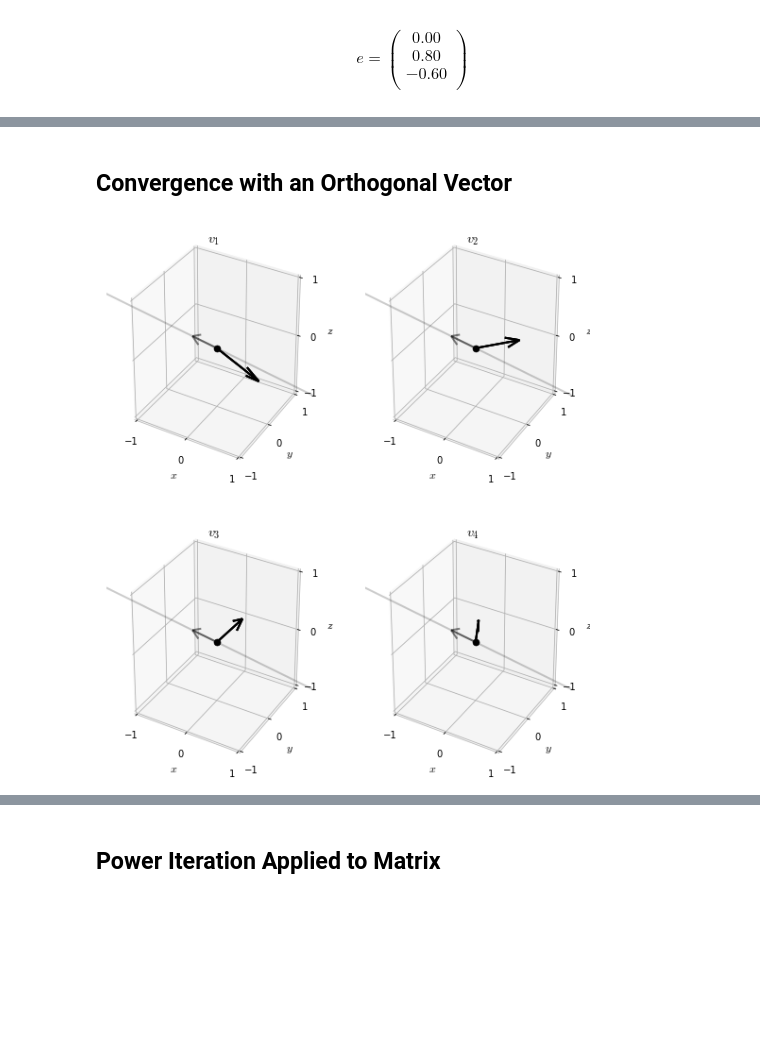
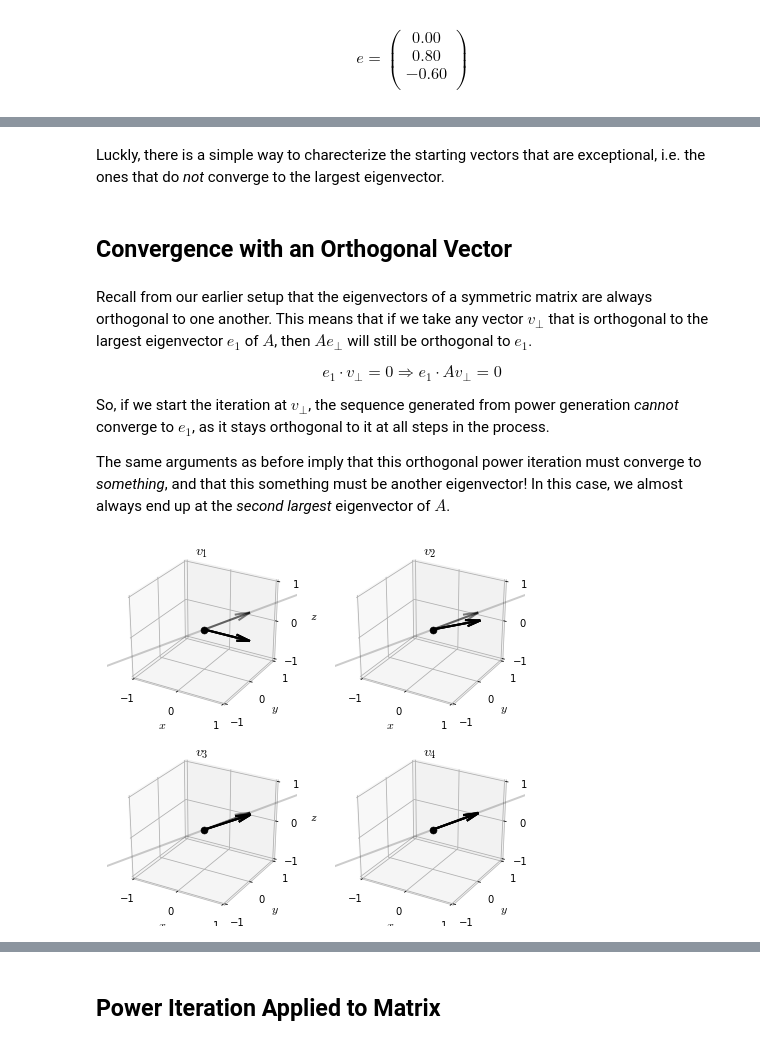
Before and after one commit to madrury/qr-algorithm, a Jupyter notebook: qr-algorithm.ipynb, the cells around one changed output, grey strips where cells are left out. Drawn from its saved outputs; the diff is of its cells as text; code cells hidden in the pictures; blank space fills up the shorter version.

Commit message:
Add section on orthogonal iteration.

```diff
--- a/qr-algorithm.ipynb
+++ b/qr-algorithm.ipynb
@@ -173,0 +176,7 @@ Unfortunately, this puts us in a difficult spot if we hope to use power iteratio
+# %%
+fig = plt.figure(figsize=(10*0.75, 12*0.75))
+
+for i, Q in enumerate(basies[:6]):
+    ax = fig.add_subplot(3, 2, i+1, projection='3d', facecolor='white')
+    plot_basis(ax, Q, basies[-1])
+    ax.set_title("$B_{{{}}}$".format(i+1))
@@ -174,13 +185,23 @@ Unfortunately, this puts us in a difficult spot if we hope to use power iteratio
+# %% [markdown]
+Luckly, there is a simple way to charecterize the starting vectors that are exceptional, i.e. the ones that do *not* converge to the largest eigenvector.
 # %% [markdown]
 ## Convergence with an Orthogonal Vector
+# %% [markdown]
+Recall from our earlier setup that the eigenvectors of a symmetric matrix are always orthogonal to one another.  This means that if we take any vector $v_{\perp}$ that is orthogonal to the largest eigenvector $e_1$ of $A$, then $Ae_{\perp}$ will still be orthogonal to $e_1$.
+
+$$ e_1 \cdot v_{\perp} = 0 \Rightarrow e_1 \cdot A v_{\perp} = 0 $$
+
+So, if we start the iteration at $v_{\perp}$, the sequence generated from power generation *cannot* converge to $e_1$, as it stays orthogonal to it at all steps in the process.
+
+The same arguments as before imply that this orthogonal power iteration must converge to *something*, and that this something must be another eigenvector!  In this case, we almost always end up at the *second largest* eigenvector of $A$.
 # %%
 e, memo = power_iteration(A, v=[1, 0, 0])
 # %%
-fig = plt.figure(figsize=(12*0.75, 14*0.75))
+fig = plt.figure(figsize=(10*0.75, 9*0.75))
 
 for i, v in enumerate(memo[:4]):
     ax = fig.add_subplot(2, 2, i+1, projection='3d', axisbg='white')
     plot_vector(ax, v, e)
     ax.set_title("$v_{{{}}}$".format(i+1))
 # %% [output]
-[figure, old version]
+[figure, new version]
```
Also changed, not shown: parts of 6 cells of this notebook.
